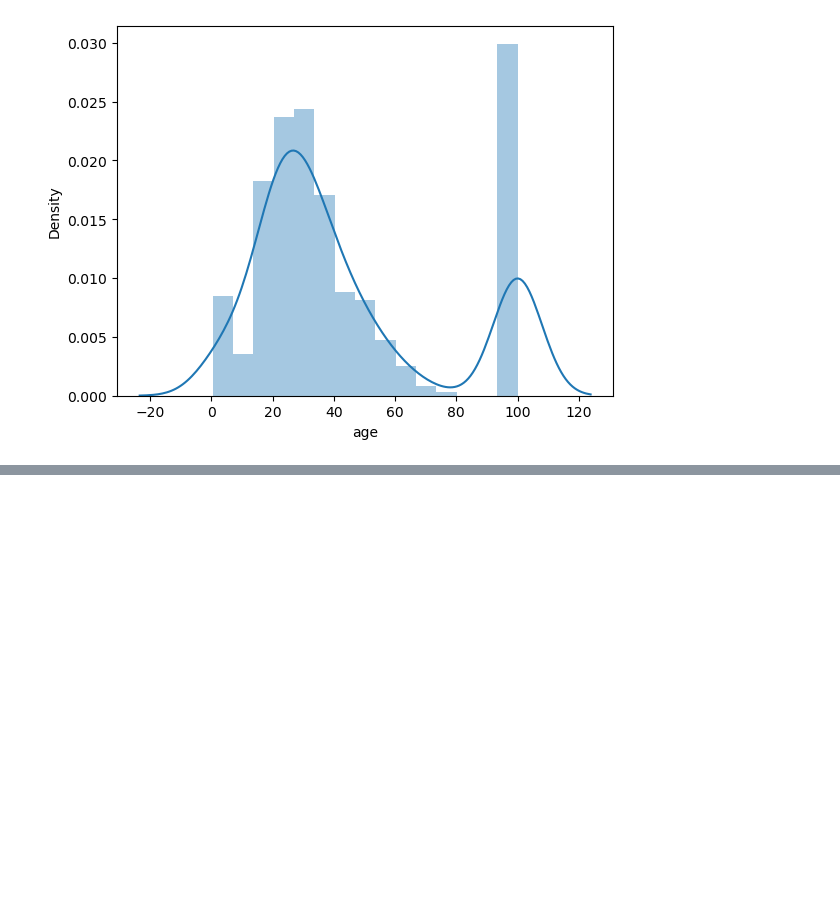
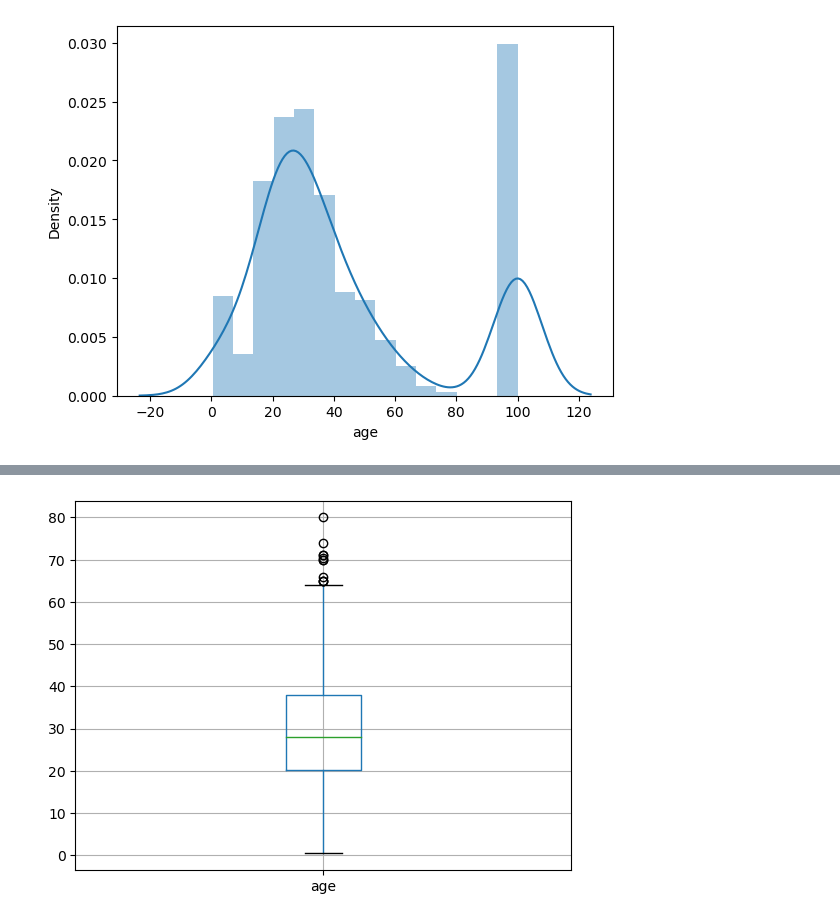
Before and after one commit to NandiniMusale/githubpractice, a Jupyter notebook: missing_values.ipynb, the cells around one changed output, grey strips where cells are left out. Saved outputs shown, nothing was run; the diff lists cells and outputs as text; code cells hidden in the pictures; blank space fills up the shorter version.

```diff
--- a/missing_values.ipynb
+++ b/missing_values.ipynb
@@ -45,0 +55,4 @@ https://gist.github.com/mwaskom/de44147ed2974457ad6372750bbe5751
+# %%
+figure=df.boxplot(column="age")
+# %% [output]
+[figure, added]
```
Also changed, not shown: parts of 19 cells of this notebook.
